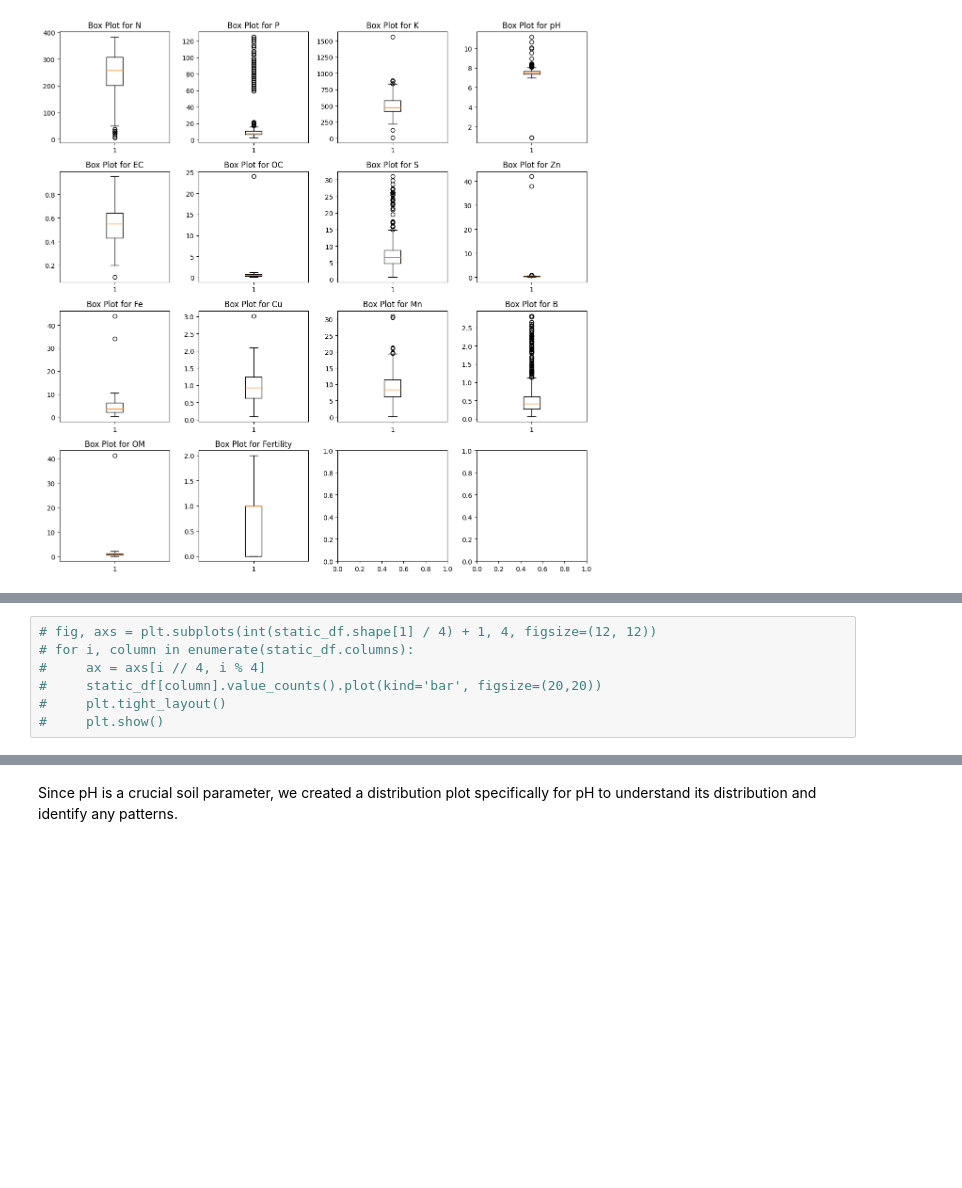
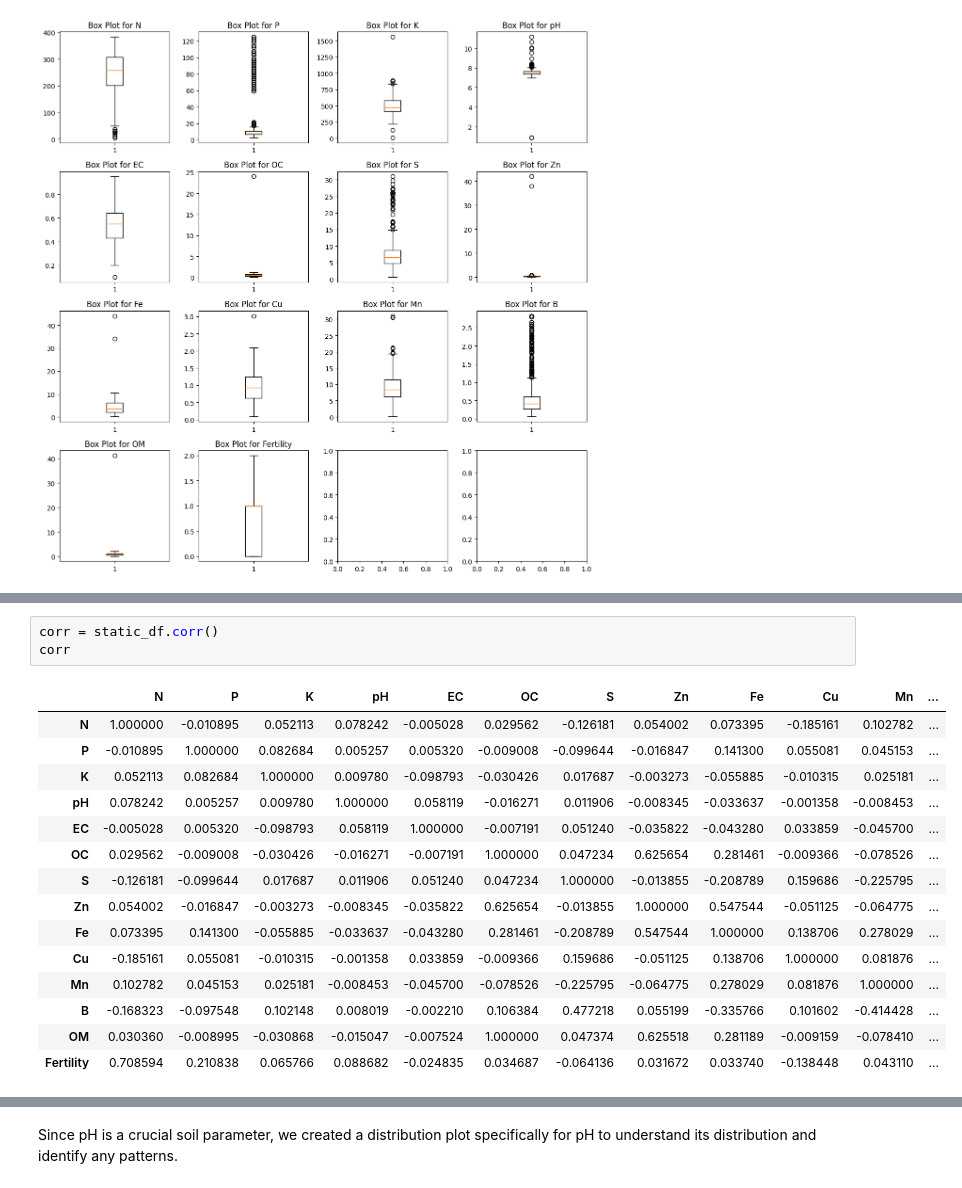
Before and after one commit to Maria-Djadi01/Data-Mining-Project, a Jupyter notebook: notebooks/static_eda.ipynb, the cells around one changed output, grey strips where cells are left out. Drawn from its saved outputs; the diff is of its cells as text; blank space fills up the shorter version.

```diff
--- a/notebooks/static_eda.ipynb
+++ b/notebooks/static_eda.ipynb
@@ -166,7 +162,19 @@ correlation_plots(static_df)
-# %%
-# fig, axs = plt.subplots(int(static_df.shape[1] / 4) + 1, 4, figsize=(12, 12))
-# for i, column in enumerate(static_df.columns):
-#     ax = axs[i // 4, i % 4]
-#     static_df[column].value_counts().plot(kind='bar', figsize=(20,20))
-#     plt.tight_layout()
-#     plt.show()
+# %%
+corr = static_df.corr()
+corr
+# %% [output]
+|  | N | P | K | pH | EC | OC | S | Zn | Fe | Cu | Mn | ... |
+| N | 1.000000 | -0.010895 | 0.052113 | 0.078242 | -0.005028 | 0.029562 | -0.126181 | 0.054002 | 0.073395 | -0.185161 | 0.102782 | ... |
+| P | -0.010895 | 1.000000 | 0.082684 | 0.005257 | 0.005320 | -0.009008 | -0.099644 | -0.016847 | 0.141300 | 0.055081 | 0.045153 | ... |
+| K | 0.052113 | 0.082684 | 1.000000 | 0.009780 | -0.098793 | -0.030426 | 0.017687 | -0.003273 | -0.055885 | -0.010315 | 0.025181 | ... |
+| pH | 0.078242 | 0.005257 | 0.009780 | 1.000000 | 0.058119 | -0.016271 | 0.011906 | -0.008345 | -0.033637 | -0.001358 | -0.008453 | ... |
+| EC | -0.005028 | 0.005320 | -0.098793 | 0.058119 | 1.000000 | -0.007191 | 0.051240 | -0.035822 | -0.043280 | 0.033859 | -0.045700 | ... |
+| OC | 0.029562 | -0.009008 | -0.030426 | -0.016271 | -0.007191 | 1.000000 | 0.047234 | 0.625654 | 0.281461 | -0.009366 | -0.078526 | ... |
+| S | -0.126181 | -0.099644 | 0.017687 | 0.011906 | 0.051240 | 0.047234 | 1.000000 | -0.013855 | -0.208789 | 0.159686 | -0.225795 | ... |
+| Zn | 0.054002 | -0.016847 | -0.003273 | -0.008345 | -0.035822 | 0.625654 | -0.013855 | 1.000000 | 0.547544 | -0.051125 | -0.064775 | ... |
+| Fe | 0.073395 | 0.141300 | -0.055885 | -0.033637 | -0.043280 | 0.281461 | -0.208789 | 0.547544 | 1.000000 | 0.138706 | 0.278029 | ... |
+| Cu | -0.185161 | 0.055081 | -0.010315 | -0.001358 | 0.033859 | -0.009366 | 0.159686 | -0.051125 | 0.138706 | 1.000000 | 0.081876 | ... |
+| Mn | 0.102782 | 0.045153 | 0.025181 | -0.008453 | -0.045700 | -0.078526 | -0.225795 | -0.064775 | 0.278029 | 0.081876 | 1.000000 | ... |
+| B | -0.168323 | -0.097548 | 0.102148 | 0.008019 | -0.002210 | 0.106384 | 0.477218 | 0.055199 | -0.335766 | 0.101602 | -0.414428 | ... |
+| OM | 0.030360 | -0.008995 | -0.030868 | -0.015047 | -0.007524 | 1.000000 | 0.047374 | 0.625518 | 0.281189 | -0.009159 | -0.078410 | ... |
+| Fertility | 0.708594 | 0.210838 | 0.065766 | 0.088682 | -0.024835 | 0.034687 | -0.064136 | 0.031672 | 0.033740 | -0.138448 | 0.043110 | ... |
```
Also changed, not shown: parts of 5 cells of this notebook, 3 other files.
